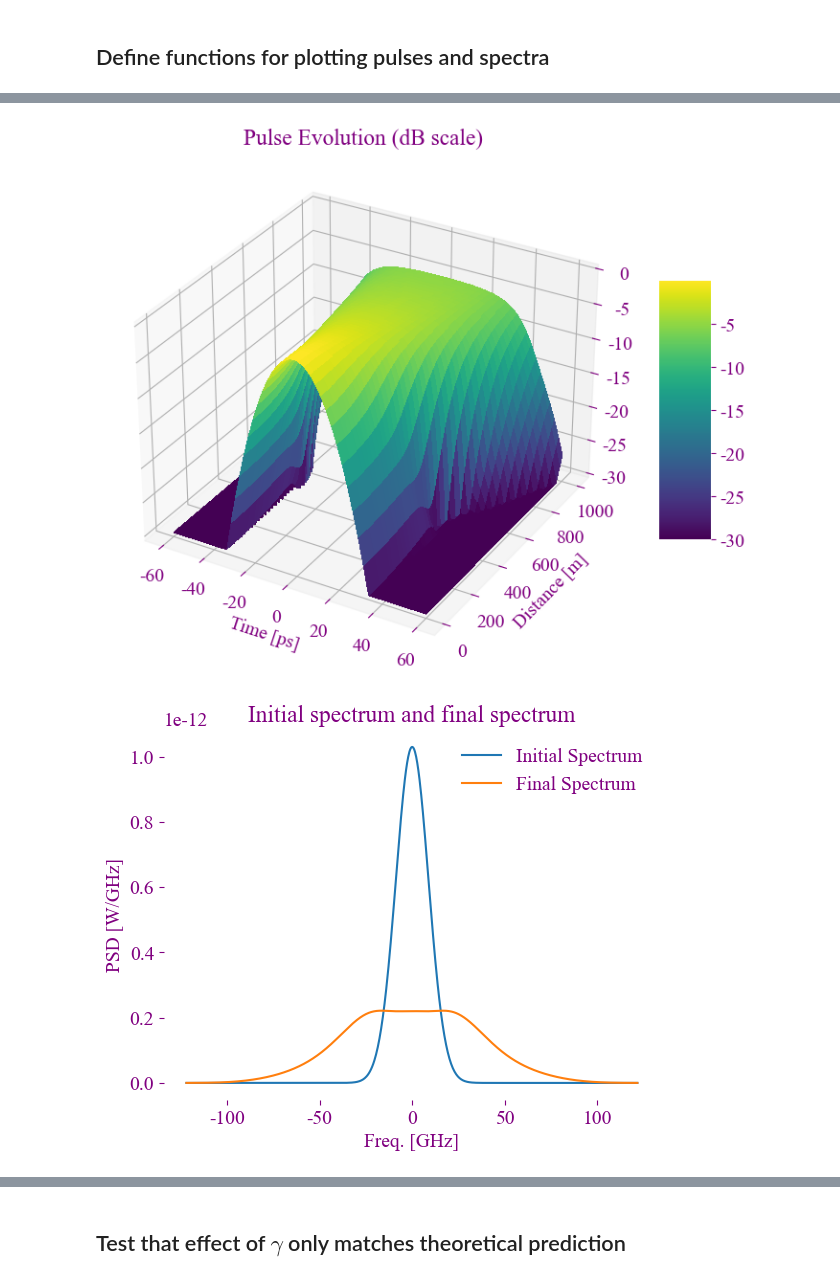
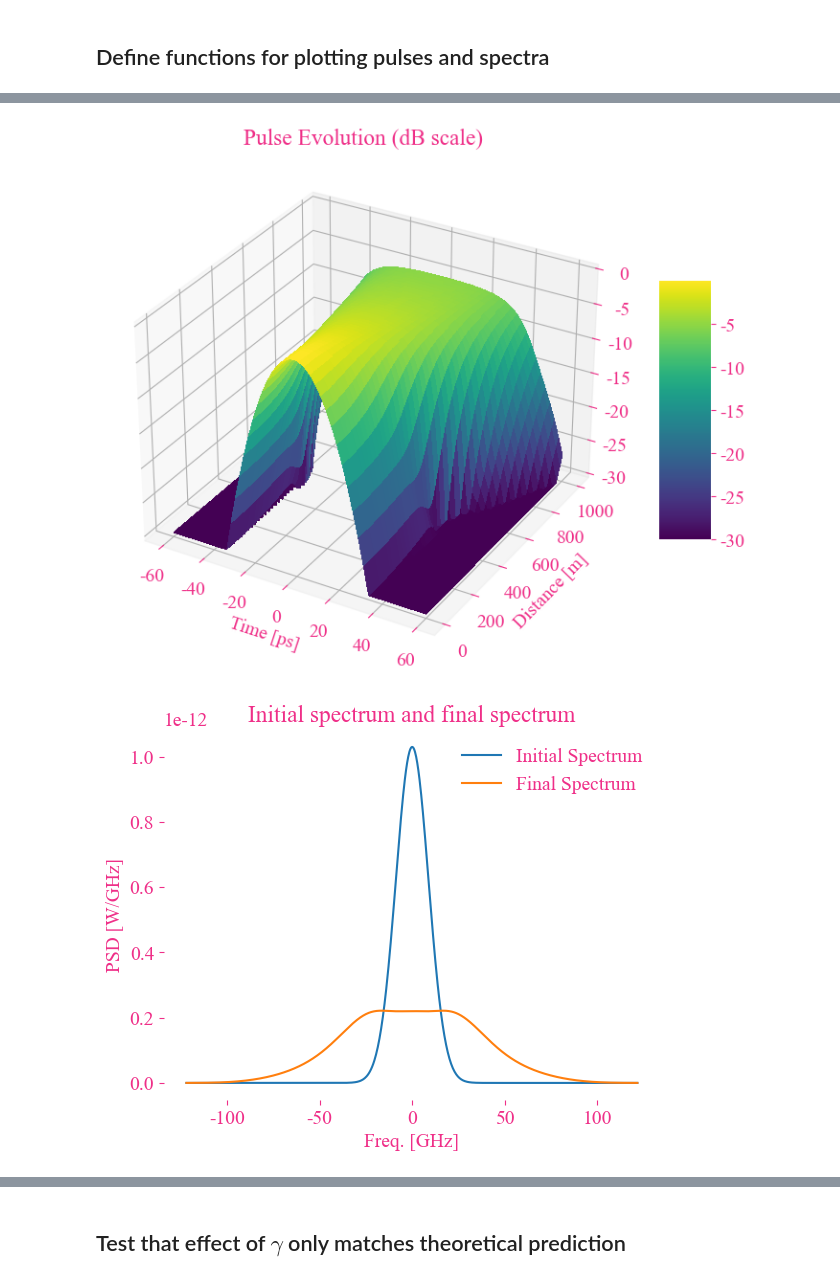
Before and after one commit to LeonoreShaw/ThreeFactor, a Jupyter notebook: Gamma/gamma.ipynb, the cells around one changed output, grey strips where cells are left out. Saved outputs shown, nothing was run; the diff lists cells and outputs as text; code cells hidden in the pictures.

```diff
--- a/Gamma/gamma.ipynb
+++ b/Gamma/gamma.ipynb
@@ -31,14 +31,14 @@ dt = 0.1e-12 #Time resolution [s]
 ## 图片风格
 # %%
 params = {
-        # "text.color" : "purple",
-        # "axes.labelcolor" : "purple",   # x and y labels 坐标轴标题颜色
-        # "xtick.color" : "purple",        # x轴刻度和数值颜色
-        # "ytick.color" : "purple",     # y轴刻度和数值颜色
-        #   'axes.edgecolor': '(0,0,0,0)',     # 图边框颜色'purple'
-        # 'legend.framealpha': 0,     # 图例透明度
-        # 'legend.edgecolor': 'purple',  # 图例边框颜色
-        # 'legend.facecolor': 'white',  # 图例背景颜色
+        "text.color" : "EF2F88",  # 文本颜色
+        "axes.labelcolor" : "EF2F88",   # x and y labels 坐标轴标题颜色
+        "xtick.color" : "EF2F88",        # x轴刻度和数值颜色
+        "ytick.color" : "EF2F88",     # y轴刻度和数值颜色
+        'axes.edgecolor': '(0, 0, 0, 0)',     # 图边框颜色'purple'
+        'legend.framealpha': 0,     # 图例透明度
+        'legend.edgecolor': 'EF2F88',  # 图例边框颜色
+        'legend.facecolor': '(0, 0, 0, 0)',  # 图例背景颜色
 
         "font.family": "serif",  # 使用衬线体
         "font.serif": ["Times New Roman"],  # 全局默认使用衬线宋体 "SimHei"黑体
@@ -390,14 +402,5 @@ removePlots('.png')
 # %%
-params = {"text.color" : "purple",
-          "axes.labelcolor" : "purple",   # x and y labels 坐标轴标题颜色
-          "xtick.color" : "purple",        # x轴刻度和数值颜色
-          "ytick.color" : "purple",     # y轴刻度和数值颜色
-          'axes.edgecolor': '(0,0,0,0)',     # 图边框颜色'purple'
-          'legend.framealpha': 0,     # 图例透明度
-          'legend.edgecolor': 'purple',  # 图例边框颜色
-          'legend.facecolor': '(0,0,0,0)',  # 图例背景颜色
-          }
-plt.rcParams.update(params)
+
 
 def plotFirstAndLastPulse(matrix,fiber:Fiber_config,sim:SIM_config, nrange:int,**kwargs):
   t=sim.t[int(sim.number_of_points/2-nrange):int(sim.number_of_points/2+nrange)]*1e12
@@ -587,2 +590,2 @@ plotEverythingAboutSpectra(spectrumMatrix,fiber,sim_config,nrange,cutoff,savenam
-[figure, old version]
+[figure, new version]
-[figure, old version]
+[figure, new version]
```
Also changed, not shown: parts of 10 cells of this notebook, 36 other files.
